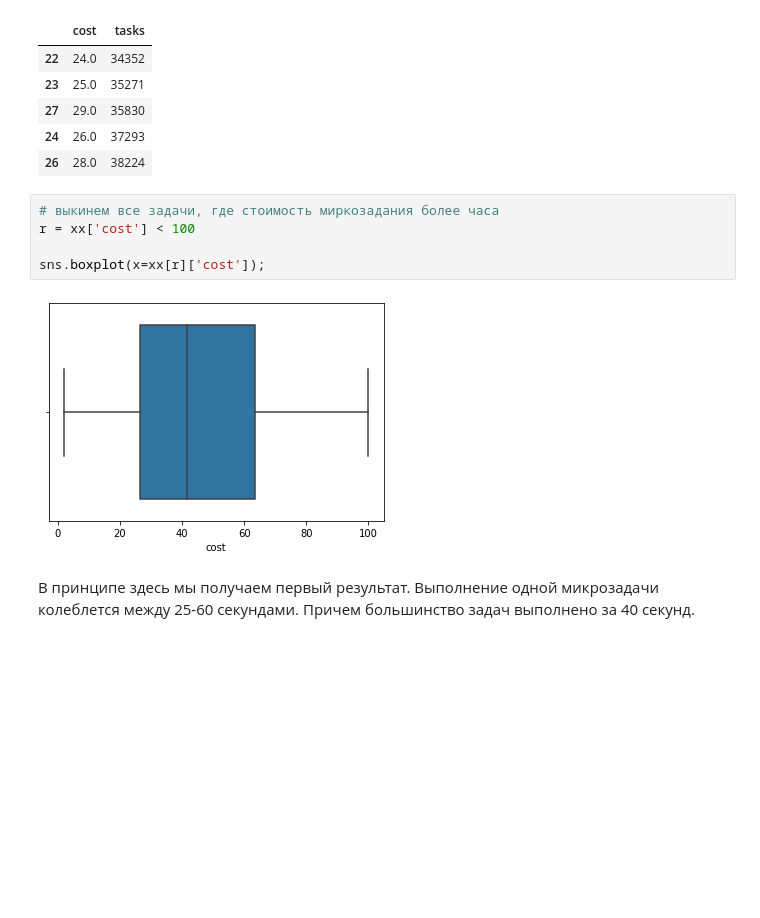
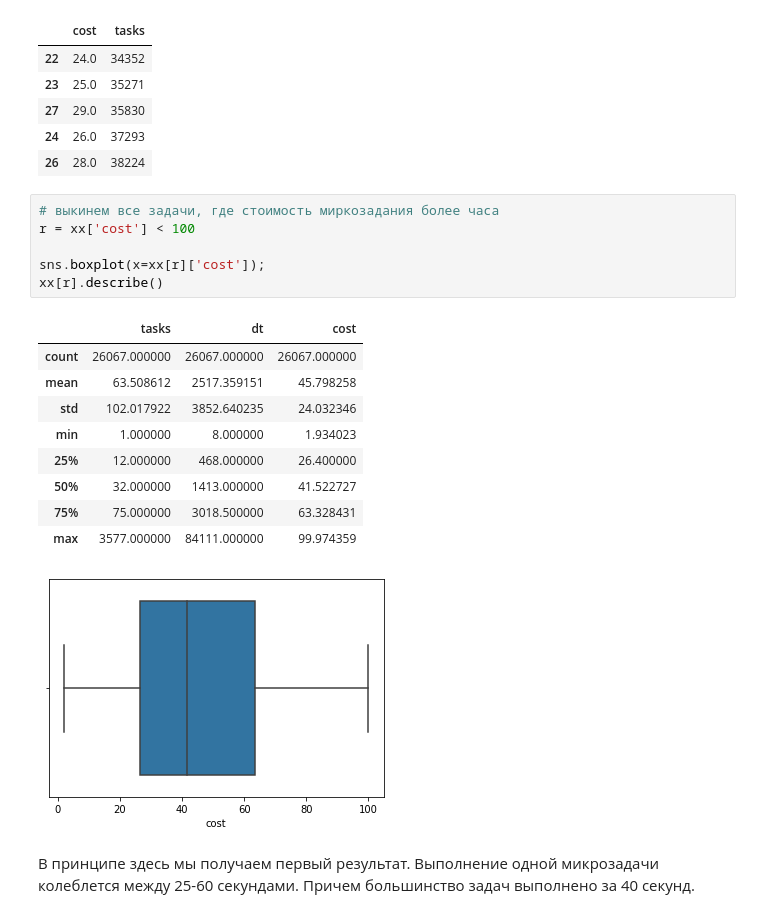
Before and after one commit to PhenixFlame/AssessorTasks, a Jupyter notebook: AssessorScheldue.ipynb, the cells around one changed output. Cells and saved outputs as stored; diff of their text form; blank space fills up the shorter version.

```diff
--- a/AssessorScheldue.ipynb
+++ b/AssessorScheldue.ipynb
@@ -224,9 +236,19 @@ x.sort_values('tasks').tail()
 # %%
 # выкинем все задачи, где стоимость миркозадания более часа
 r = xx['cost'] < 100
 
 sns.boxplot(x=xx[r]['cost']);
+xx[r].describe()
 # %% [output]
+|  | tasks | dt | cost |
+| count | 26067.000000 | 26067.000000 | 26067.000000 |
+| mean | 63.508612 | 2517.359151 | 45.798258 |
+| std | 102.017922 | 3852.640235 | 24.032346 |
+| min | 1.000000 | 8.000000 | 1.934023 |
+| 25% | 12.000000 | 468.000000 | 26.400000 |
+| 50% | 32.000000 | 1413.000000 | 41.522727 |
+| 75% | 75.000000 | 3018.500000 | 63.328431 |
+| max | 3577.000000 | 84111.000000 | 99.974359 |
 [figure]
 # %% [markdown]
 В принципе здесь мы получаем первый результат. Выполнение одной микрозадачи колеблется между 25-60 секундами. Причем большинство задач выполнено за 40 секунд.
```
Also changed, not shown: parts of 4 cells of this notebook, 1 other file.
